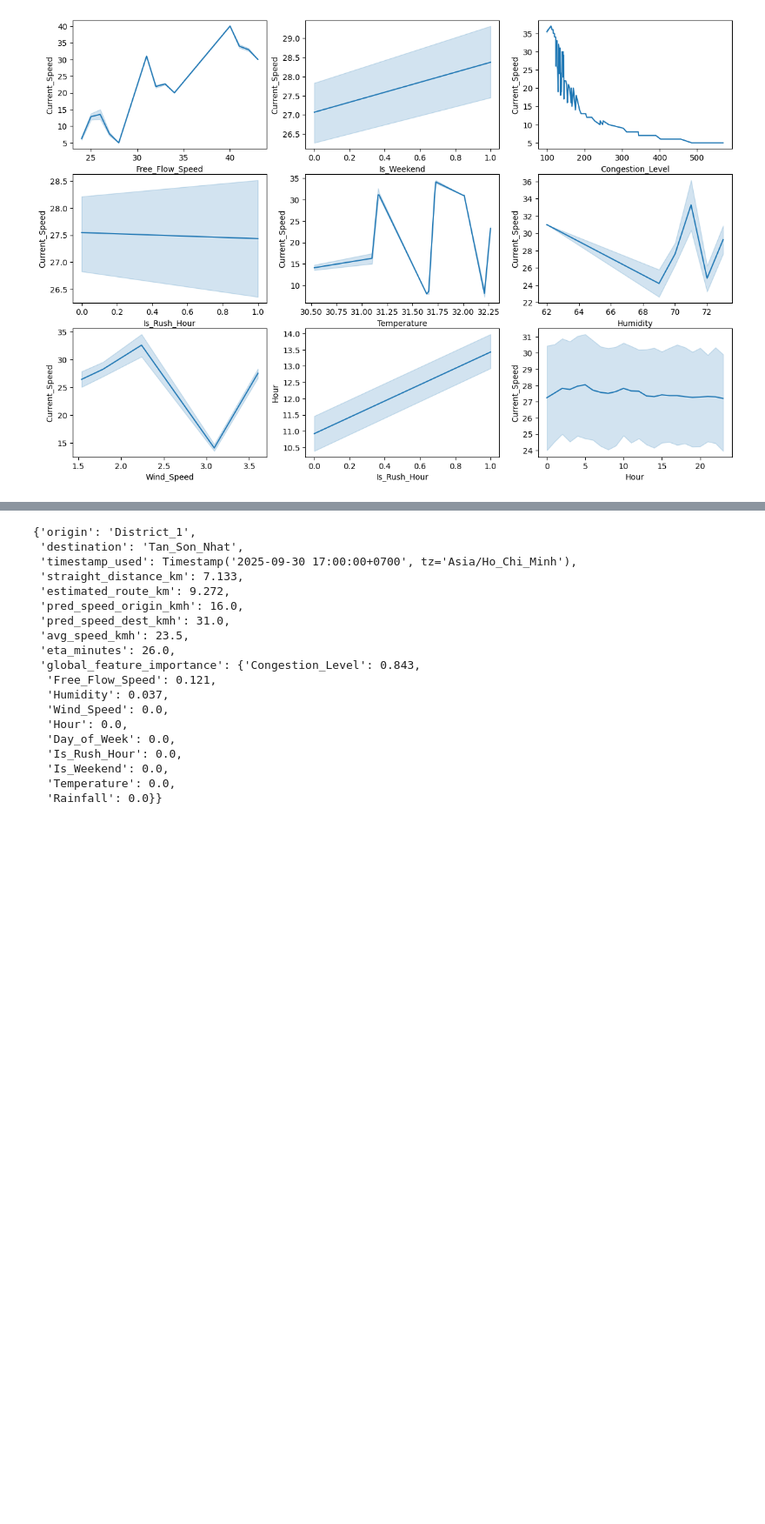
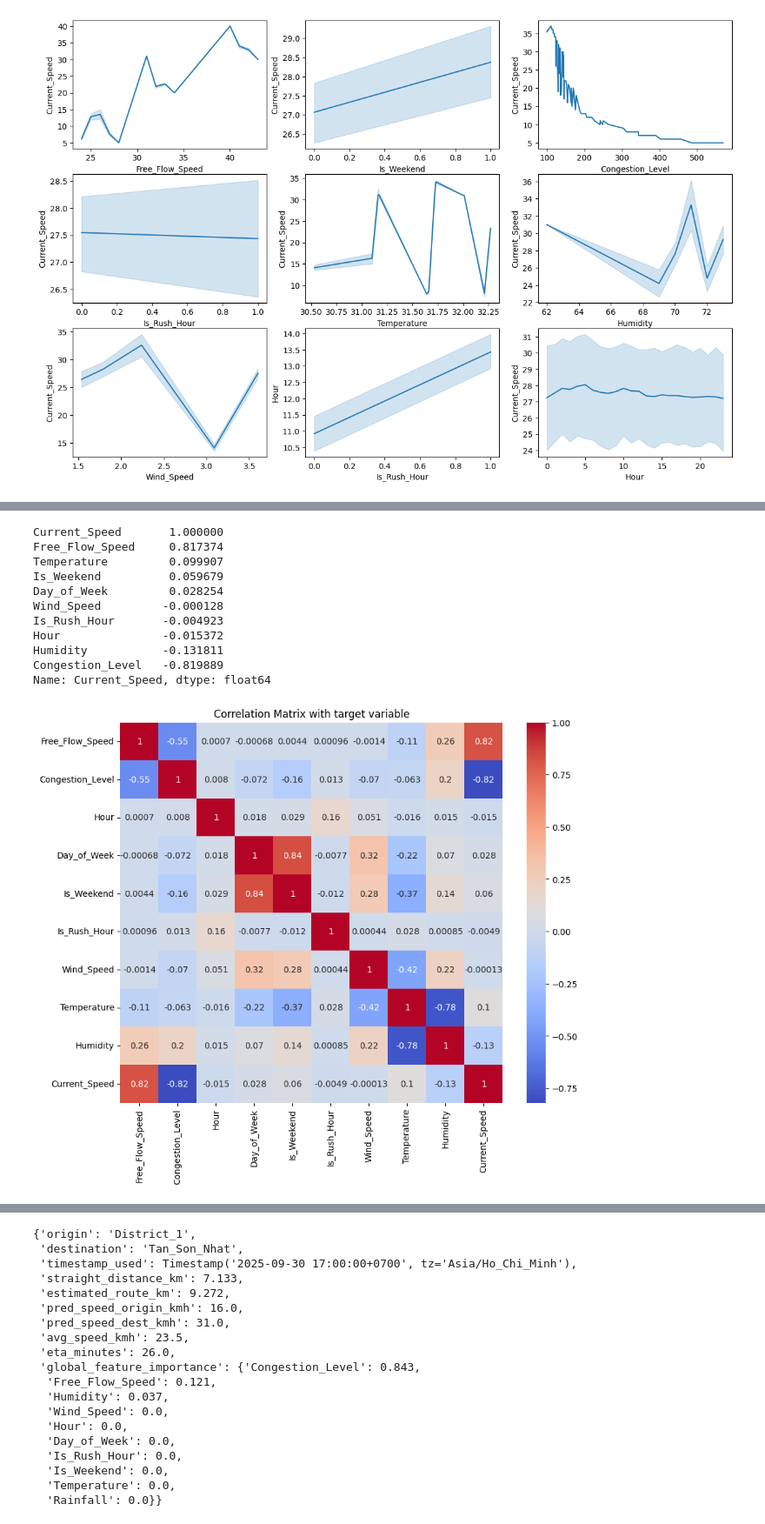
Before and after one commit to Suemy19710/TrafficHCMC, a Jupyter notebook: machine_learning.ipynb, the cells around one changed output, grey strips where cells are left out. Shown at 87% size. Cells and saved outputs as stored; diff of their text form; code cells hidden in the pictures; blank space fills up the shorter version.

```diff
--- a/machine_learning.ipynb
+++ b/machine_learning.ipynb
@@ -419 +431,26 @@ Name: Current_Speed, dtype: float64
+# %%
+features = [
+    'Free_Flow_Speed', 'Congestion_Level',
+    'Hour', 'Day_of_Week', 'Is_Weekend', 'Is_Rush_Hour', 'Wind_Speed', 'Temperature','Humidity'
+]
+target = 'Current_Speed'
+plt.figure(figsize=(10,8))
+plt.title("Correlation Matrix with target variable")
+corr_matrix = merged_df[features + [target]].corr()
+print(corr_matrix['Current_Speed'].sort_values(ascending=False))
+sns.heatmap(corr_matrix, annot=True, cmap='coolwarm')
+plt.show()
+# %% [output]
+Current_Speed       1.000000
+Free_Flow_Speed     0.817374
+Temperature         0.099907
+Is_Weekend          0.059679
+Day_of_Week         0.028254
+Wind_Speed         -0.000128
+Is_Rush_Hour       -0.004923
+Hour               -0.015372
+Humidity           -0.131811
+Congestion_Level   -0.819889
+Name: Current_Speed, dtype: float64
+[figure, added]
 # %% [markdown]
```
Also changed, not shown: parts of 50 cells of this notebook, 16 other files.
